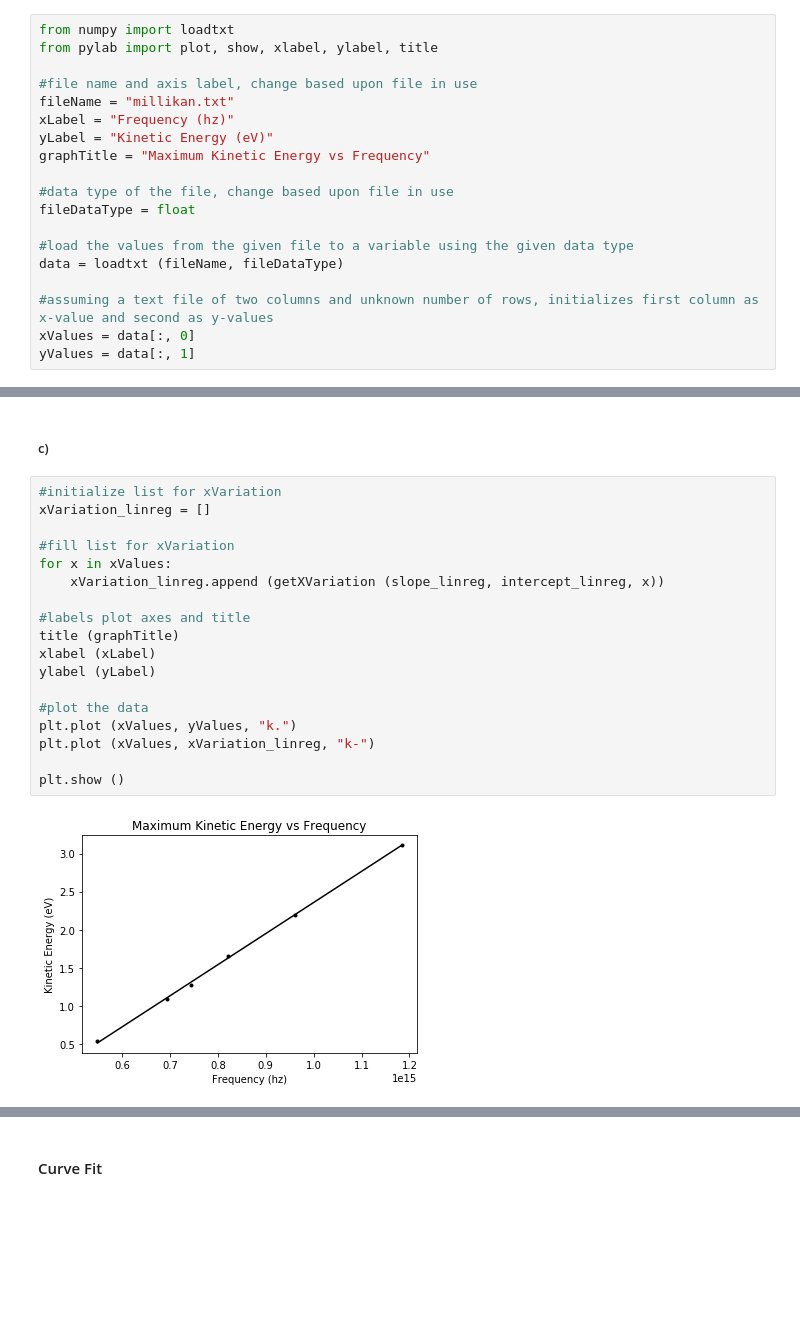
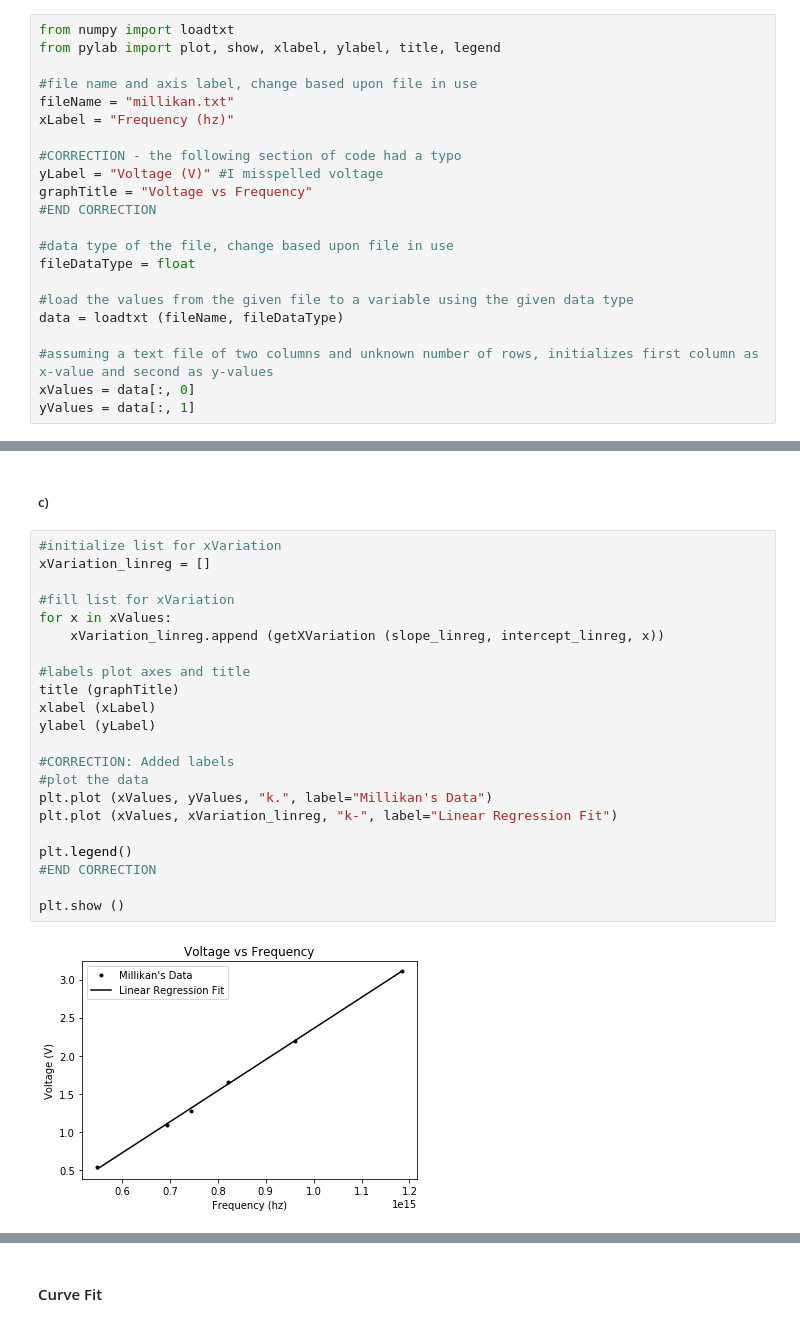
Before and after one commit to DannieWright/Labs, a Jupyter notebook: Lab2/Lab2 - Curve Fitting.ipynb, the cells around one changed output, grey strips where cells are left out. Saved outputs shown, nothing was run; the diff lists cells and outputs as text; blank space fills up the shorter version.

```diff
--- a/Lab2/Lab2 - Curve Fitting.ipynb
+++ b/Lab2/Lab2 - Curve Fitting.ipynb
@@ -72,13 +72,16 @@ Discuss your algorithm with your lab partner.  Since you'll be writing your own
 Read in the data and plot the values
 # %%
 from numpy import loadtxt
-from pylab import plot, show, xlabel, ylabel, title
+from pylab import plot, show, xlabel, ylabel, title, legend
 
 #file name and axis label, change based upon file in use
 fileName = "millikan.txt"
 xLabel = "Frequency (hz)"
-yLabel = "Kinetic Energy (eV)"
-graphTitle = "Maximum Kinetic Energy vs Frequency"
+
+#CORRECTION - the following section of code had a typo
+yLabel = "Voltage (V)" #I misspelled voltage
+graphTitle = "Voltage vs Frequency"
+#END CORRECTION
 
 #data type of the file, change based upon file in use
 fileDataType = float
@@ -293,20 +310,24 @@ Intercept: -1.73123580398
 # %%
 #initialize list for xVariation
 xVariation_linreg = []
 
 #fill list for xVariation
 for x in xValues:
     xVariation_linreg.append (getXVariation (slope_linreg, intercept_linreg, x))
 
 #labels plot axes and title
 title (graphTitle)
 xlabel (xLabel)
 ylabel (yLabel)
 
+#CORRECTION: Added labels
 #plot the data
-plt.plot (xValues, yValues, "k.")
-plt.plot (xValues, xVariation_linreg, "k-")
+plt.plot (xValues, yValues, "k.", label="Millikan's Data")
+plt.plot (xValues, xVariation_linreg, "k-", label="Linear Regression Fit")
+
+plt.legend()
+#END CORRECTION
 
 plt.show ()
 # %% [output]
-[figure, old version]
+[figure, new version]
```
Also changed, not shown: parts of 14 cells of this notebook.
